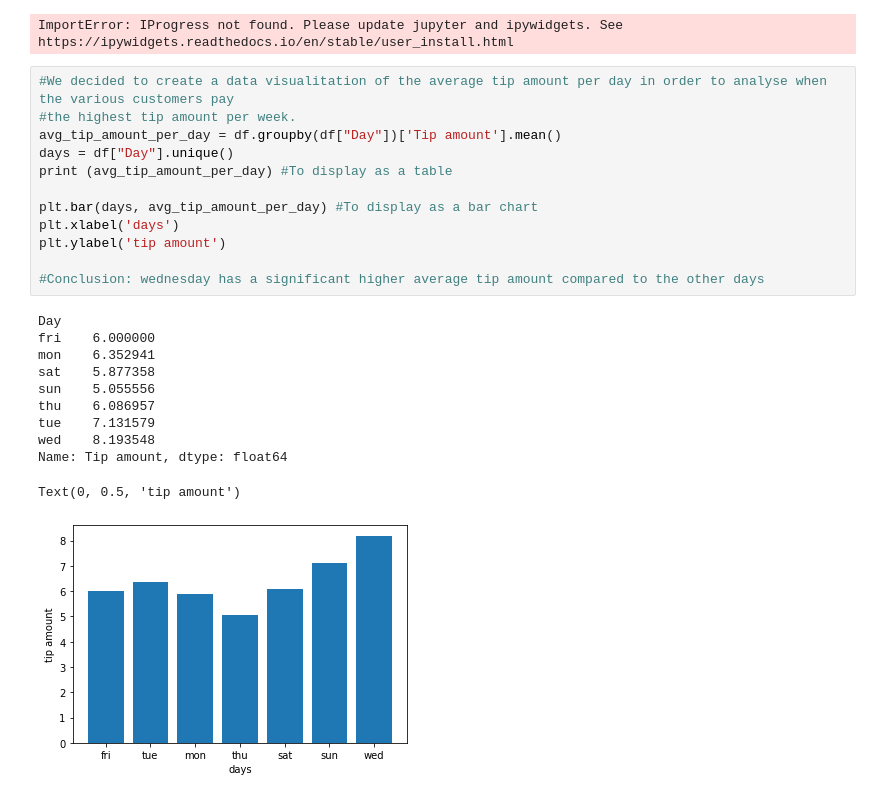
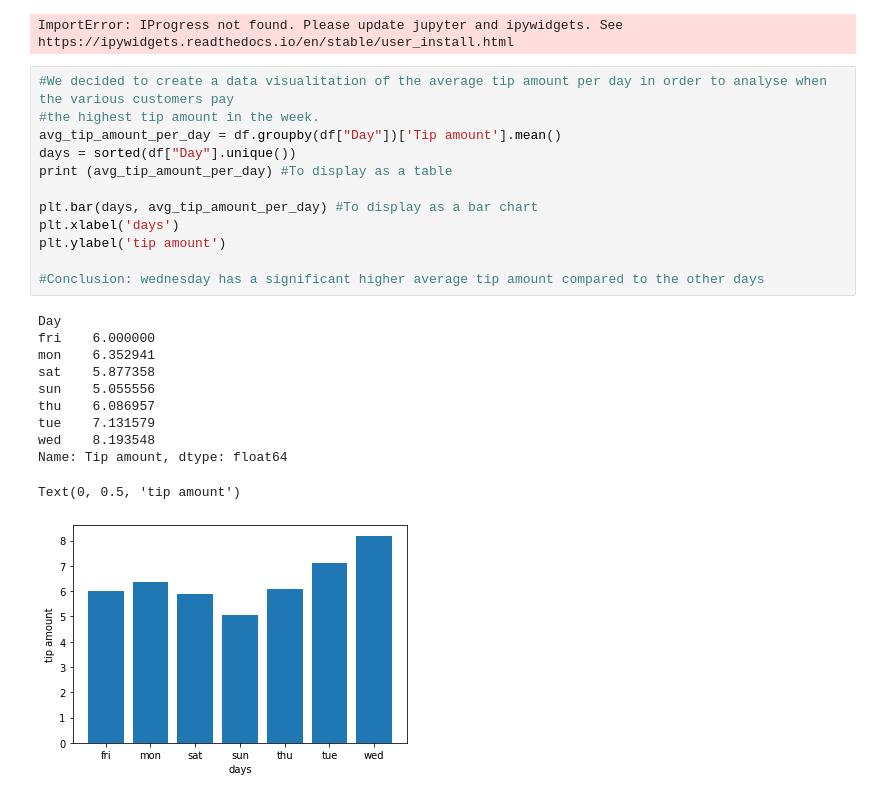
Before and after one commit to oliverlowbob/AAI_First_Mandatory, a Jupyter notebook: Notebook/Haircut Data Processing .ipynb, the cells around one changed output. Drawn from its saved outputs; the diff is of its cells as text.

Commit message:
Fixed alphabet issue in bar chart

```diff
--- a/Notebook/Haircut Data Processing .ipynb
+++ b/Notebook/Haircut Data Processing .ipynb
@@ -220,25 +220,25 @@ pandas_profiling.ProfileReport(df, explorative=True).to_file('haircut-report.htm
 ImportError: IProgress not found. Please update jupyter and ipywidgets. See https://ipywidgets.readthedocs.io/en/stable/user_install.html
 # %%
 #We decided to create a data visualitation of the average tip amount per day in order to analyse when the various customers pay
-#the highest tip amount per week.
+#the highest tip amount in the week.
 avg_tip_amount_per_day = df.groupby(df["Day"])['Tip amount'].mean()
-days = df["Day"].unique()
+days = sorted(df["Day"].unique())
 print (avg_tip_amount_per_day) #To display as a table
 
 plt.bar(days, avg_tip_amount_per_day) #To display as a bar chart
 plt.xlabel('days')
 plt.ylabel('tip amount')
 
 #Conclusion: wednesday has a significant higher average tip amount compared to the other days
 # %% [output]
 Day
 fri    6.000000
 mon    6.352941
 sat    5.877358
 sun    5.055556
 thu    6.086957
 tue    7.131579
 wed    8.193548
 Name: Tip amount, dtype: float64
 Text(0, 0.5, 'tip amount')
-[figure, old version]
+[figure, new version]
```
